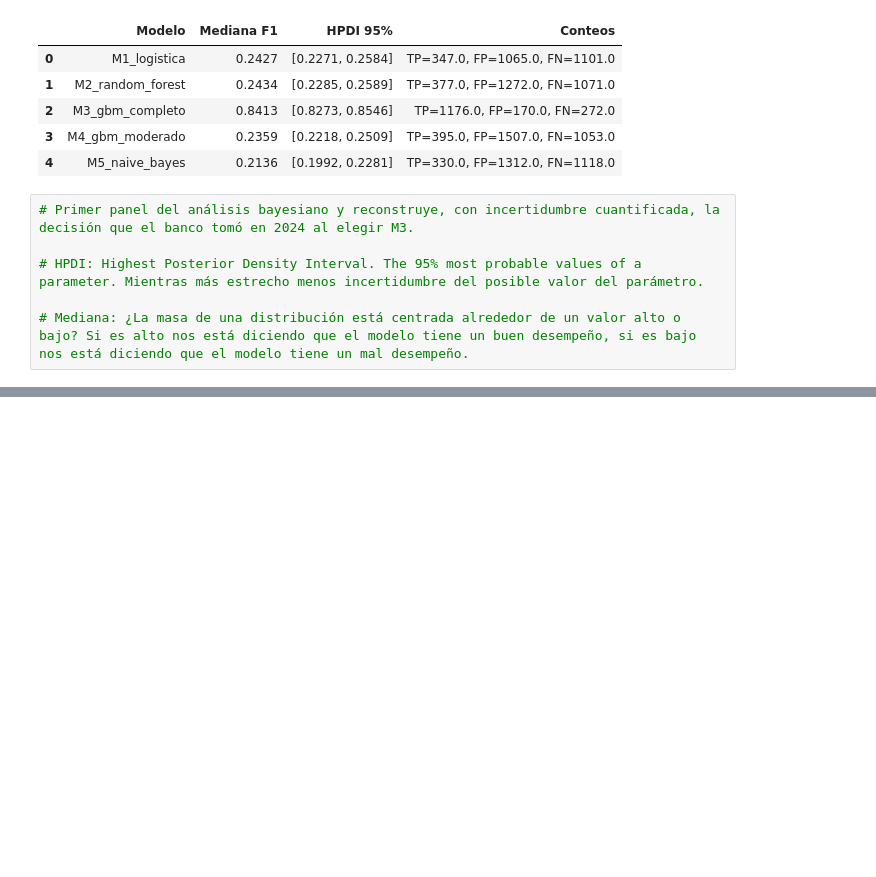
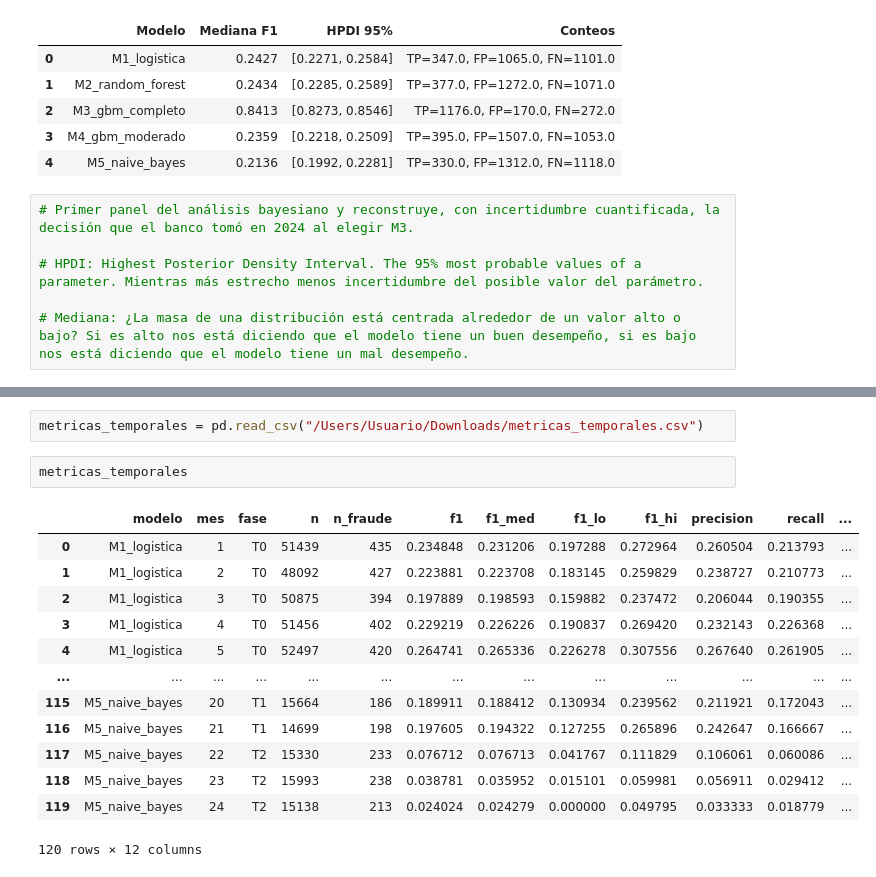
Before and after one commit to FernandoMRestelli/banco-anfora-bayes-fraud, a Jupyter notebook: notebooks/Fernando - AntiFraude.ipynb, the cells around one changed output, grey strips where cells are left out. Cells and saved outputs as stored; diff of their text form; blank space fills up the shorter version.

```diff
--- a/notebooks/Fernando - AntiFraude.ipynb
+++ b/notebooks/Fernando - AntiFraude.ipynb
@@ -763,0 +859,18 @@ print("probando")
+# %%
+metricas_temporales = pd.read_csv("/Users/Usuario/Downloads/metricas_temporales.csv")
+# %%
+metricas_temporales
+# %% [output]
+|  | modelo | mes | fase | n | n_fraude | f1 | f1_med | f1_lo | f1_hi | precision | recall | ... |
+| 0 | M1_logistica | 1 | T0 | 51439 | 435 | 0.234848 | 0.231206 | 0.197288 | 0.272964 | 0.260504 | 0.213793 | ... |
+| 1 | M1_logistica | 2 | T0 | 48092 | 427 | 0.223881 | 0.223708 | 0.183145 | 0.259829 | 0.238727 | 0.210773 | ... |
+| 2 | M1_logistica | 3 | T0 | 50875 | 394 | 0.197889 | 0.198593 | 0.159882 | 0.237472 | 0.206044 | 0.190355 | ... |
+| 3 | M1_logistica | 4 | T0 | 51456 | 402 | 0.229219 | 0.226226 | 0.190837 | 0.269420 | 0.232143 | 0.226368 | ... |
+| 4 | M1_logistica | 5 | T0 | 52497 | 420 | 0.264741 | 0.265336 | 0.226278 | 0.307556 | 0.267640 | 0.261905 | ... |
+| ... | ... | ... | ... | ... | ... | ... | ... | ... | ... | ... | ... | ... |
+| 115 | M5_naive_bayes | 20 | T1 | 15664 | 186 | 0.189911 | 0.188412 | 0.130934 | 0.239562 | 0.211921 | 0.172043 | ... |
+| 116 | M5_naive_bayes | 21 | T1 | 14699 | 198 | 0.197605 | 0.194322 | 0.127255 | 0.265896 | 0.242647 | 0.166667 | ... |
+| 117 | M5_naive_bayes | 22 | T2 | 15330 | 233 | 0.076712 | 0.076713 | 0.041767 | 0.111829 | 0.106061 | 0.060086 | ... |
+| 118 | M5_naive_bayes | 23 | T2 | 15993 | 238 | 0.038781 | 0.035952 | 0.015101 | 0.059981 | 0.056911 | 0.029412 | ... |
+| 119 | M5_naive_bayes | 24 | T2 | 15138 | 213 | 0.024024 | 0.024279 | 0.000000 | 0.049795 | 0.033333 | 0.018779 | ... |
+120 rows × 12 columns
```
Also changed, not shown: parts of 24 cells of this notebook.
